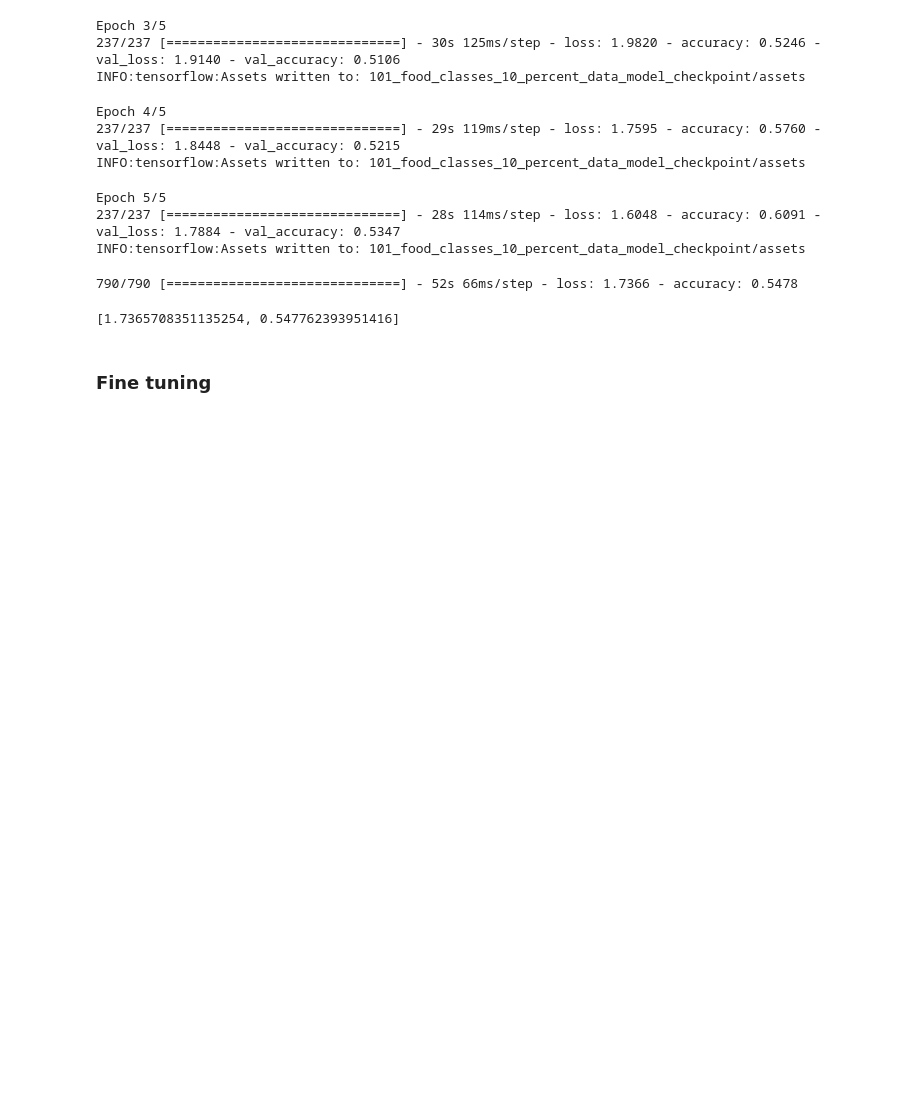
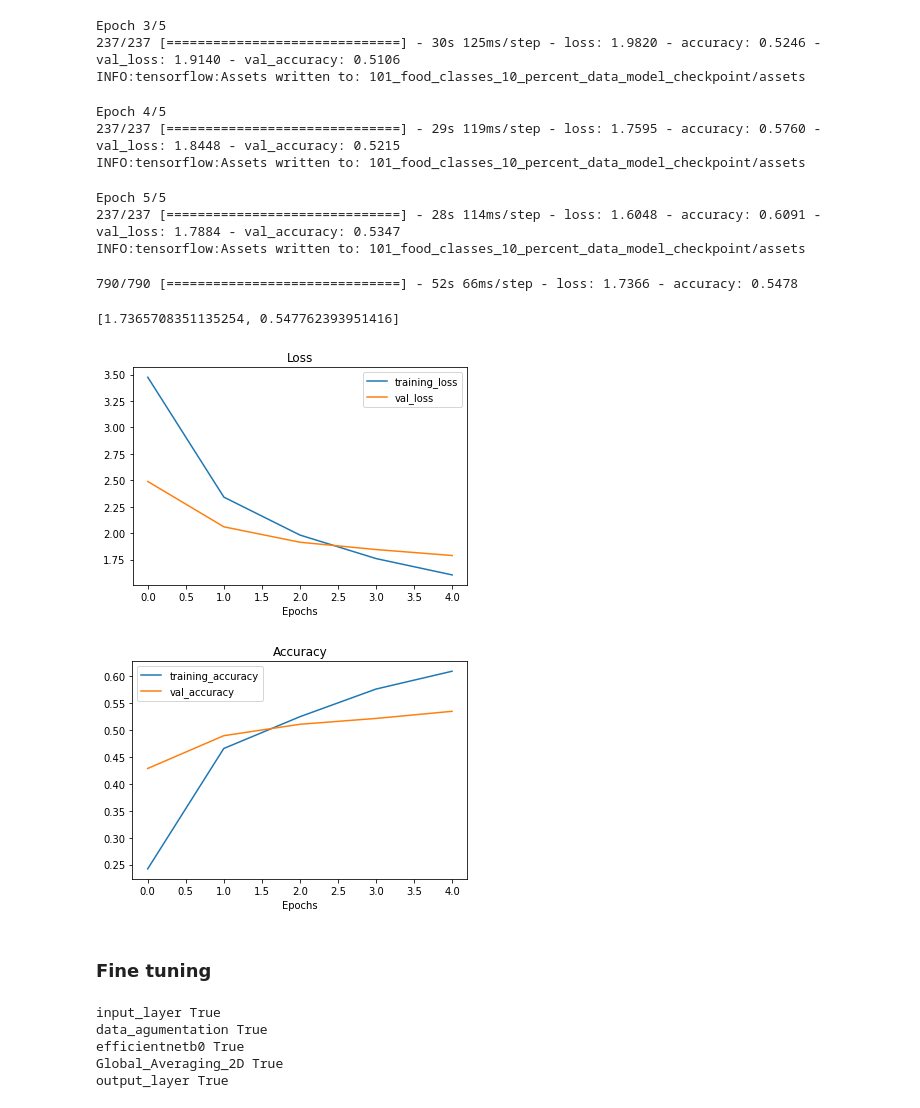
Before and after one commit to sameer203/Tensorflow_, a Jupyter notebook: 09_transfer_learning_tensorflow_scaling_up.ipynb, the cells around one changed output. Saved outputs shown, nothing was run; the diff lists cells and outputs as text; code cells hidden in the pictures; blank space fills up the shorter version.

Commit message:
model fine tuned

```diff
--- a/09_transfer_learning_tensorflow_scaling_up.ipynb
+++ b/09_transfer_learning_tensorflow_scaling_up.ipynb
@@ -180,6 +180,11 @@ fine_tuning_result
 # %% [output]
 790/790 [==============================] - 52s 66ms/step - loss: 1.7366 - accuracy: 0.5478
 [1.7365708351135254, 0.547762393951416]
+# %%
+plot_loss_curves(history_all_classes_10_percent)
+# %% [output]
+[figure, added]
+[figure, added]
 # %% [markdown]
 ### Fine tuning
 # %%
@@ -191,0 +202,9 @@ for layer in base_model.layers[:-5]:
+# %%
+for layer in model.layers:
+  print(layer.name, layer.trainable)
+# %% [output]
+input_layer True
+data_agumentation True
+efficientnetb0 True
+Global_Averaging_2D True
+output_layer True
```
Also changed, not shown: parts of 4 cells of this notebook.
